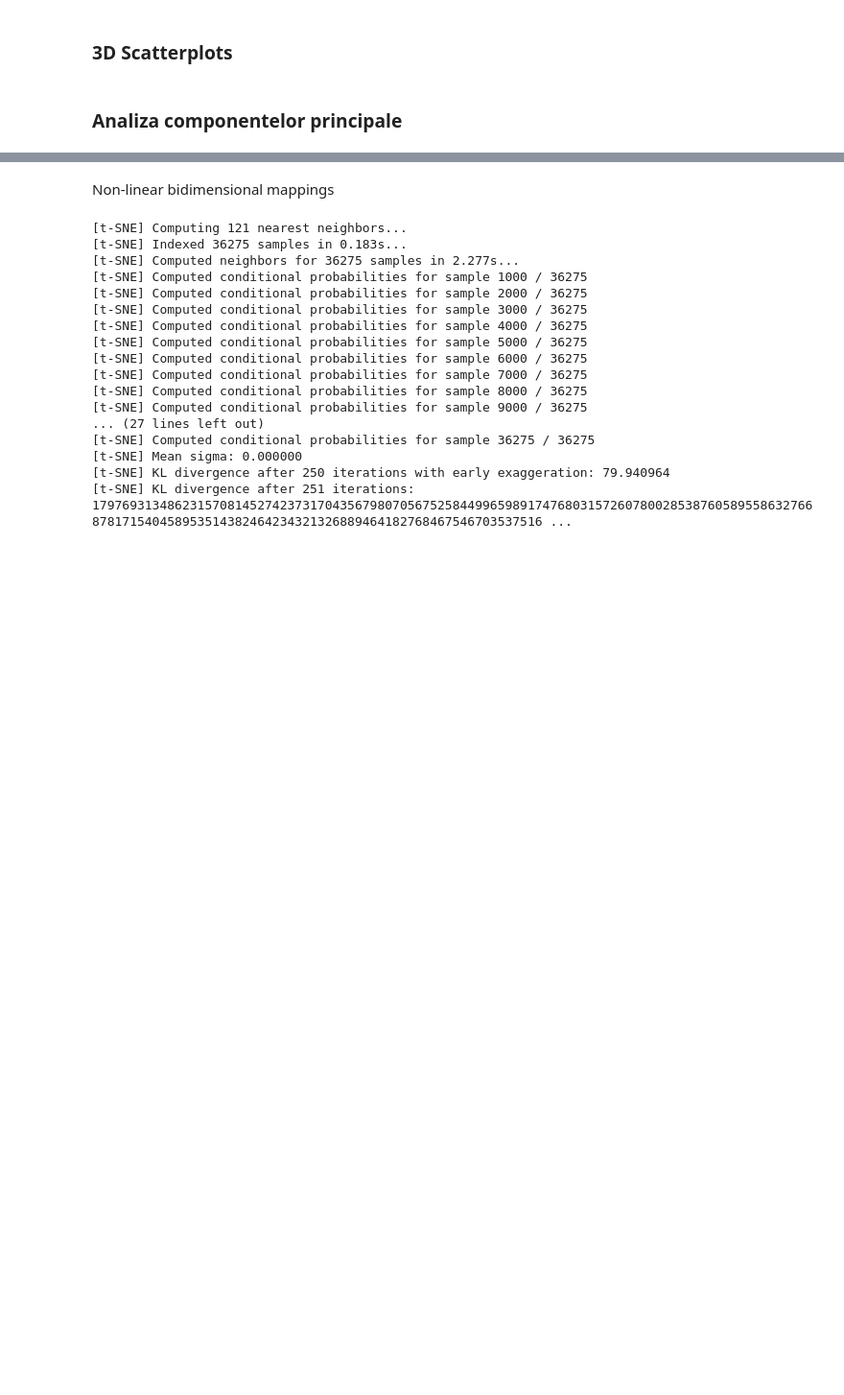
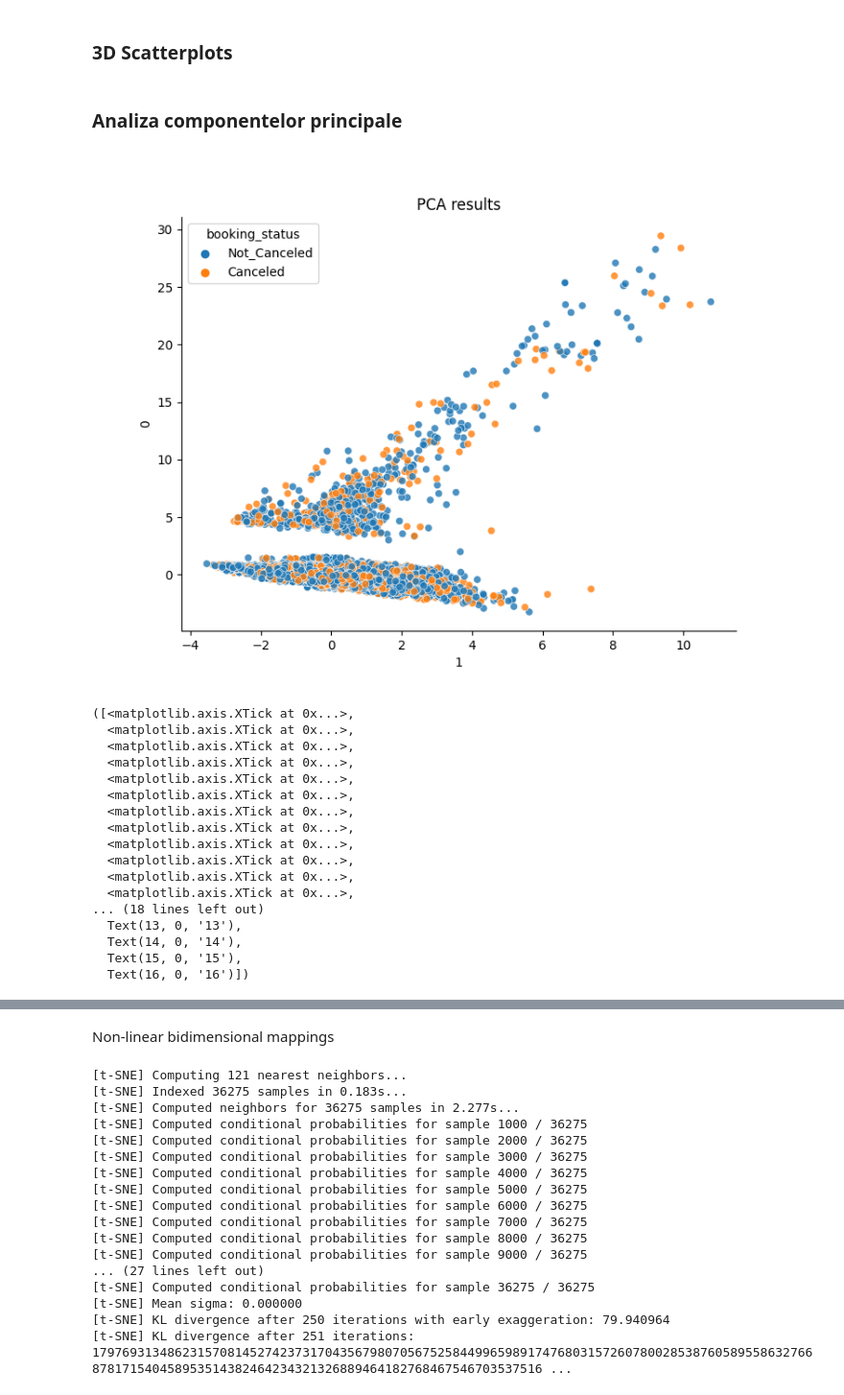
Before and after one commit to Ca3zsar/DM-Tasks, a Jupyter notebook: DM_Task1.ipynb, the cells around one changed output, grey strips where cells are left out. Shown at 96% size. Saved outputs shown, nothing was run; the diff lists cells and outputs as text; code cells hidden in the pictures; blank space fills up the shorter version.

```diff
--- a/DM_Task1.ipynb
+++ b/DM_Task1.ipynb
@@ -332,3 +343,71 @@ third_name = hotel[hotel.columns[k]].name
 scatter_3d_plot(first_column, second_column, third_column, first_name, second_name, third_name)
 # %% [markdown]
 ### Analiza componentelor principale
+# %%
+x= hotel.drop("booking_status", axis = 1)
+y = hotel["booking_status"]
+
+numcols = x.select_dtypes("int64").columns
+catcols = x.select_dtypes("object").columns
+
+from sklearn.compose import ColumnTransformer
+from sklearn.preprocessing import OneHotEncoder
+from sklearn.preprocessing import StandardScaler
+
+t = ColumnTransformer(transformers =[
+    ("onehot", OneHotEncoder(),catcols ),
+    ("Scale", StandardScaler(), numcols)
+])
+
+train_features =t.fit_transform(x)
+
+from sklearn.decomposition import PCA
+PCA = PCA(n_components = 8)
+
+PCA.fit(train_features)
+
+x_pca =PCA.transform(train_features)
+
+pca = pd.DataFrame(x_pca)
+pca_y = pca.join(y)
+
+plt.figure(figsize=(8,6))
+sns.scatterplot(data = pca_y, x=0, y=1, hue="booking_status", alpha = .8)
+sns.despine(top = True, right = True, left = False, bottom = False)
+plt.title("PCA results")
+
+plt.show()
+
+plt.figure(figsize=(10, 10))
+plt.plot(PCA.explained_variance_ratio_, 'o-', linewidth=2)
+plt.title('Scree Plot')
+plt.xlabel('Principal Component')
+plt.ylabel('Proportion of Variance Explained')
+plt.xticks(range(17))
+
+# cumulative variance explained plot
+plt.figure(figsize=(10, 10))
+plt.plot(np.cumsum(PCA.explained_variance_ratio_), 'o-', linewidth=2)
+plt.title('Cumulative Variance Explained Plot')
+plt.xlabel('Principal Component')
+plt.ylabel('Cumulative Proportion of Variance Explained')
+plt.xticks(range(17))
+# %% [output]
+[figure, added]
+([<matplotlib.axis.XTick at 0x...>,
+  <matplotlib.axis.XTick at 0x...>,
+  <matplotlib.axis.XTick at 0x...>,
+  <matplotlib.axis.XTick at 0x...>,
+  <matplotlib.axis.XTick at 0x...>,
+  <matplotlib.axis.XTick at 0x...>,
+  <matplotlib.axis.XTick at 0x...>,
+  <matplotlib.axis.XTick at 0x...>,
+  <matplotlib.axis.XTick at 0x...>,
+  <matplotlib.axis.XTick at 0x...>,
+  <matplotlib.axis.XTick at 0x...>,
+  <matplotlib.axis.XTick at 0x...>,
+... (18 lines left out)
+  Text(13, 0, '13'),
+  Text(14, 0, '14'),
+  Text(15, 0, '15'),
+  Text(16, 0, '16')])
```
Also changed, not shown: parts of 23 cells of this notebook, 1 other file.
